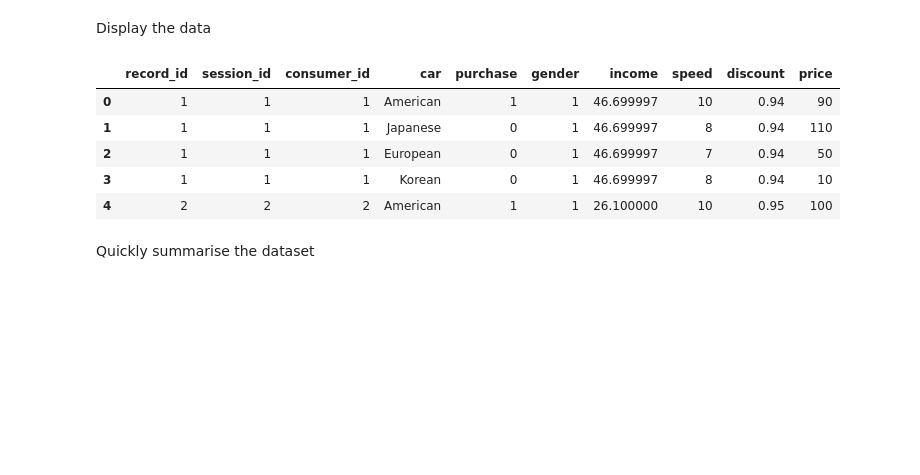
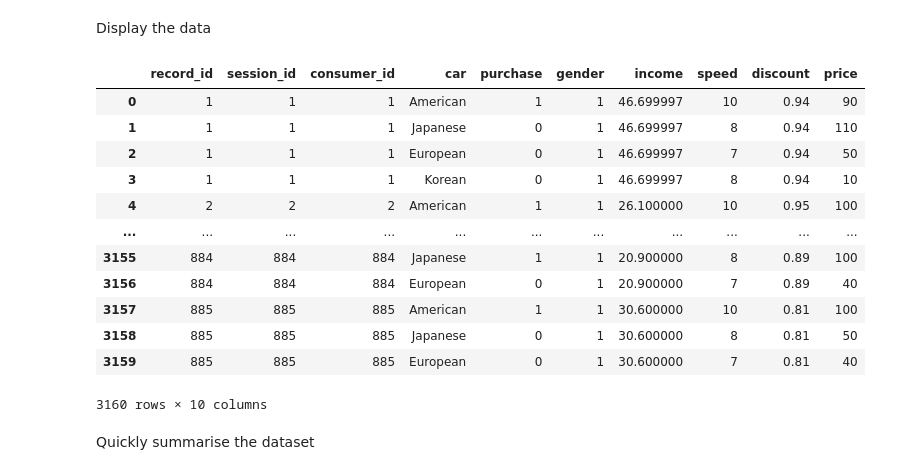
Before and after one commit to sabush/exploring_choice_python, a Jupyter notebook: testing-torch-choice.ipynb, the cells around one changed output. Saved outputs shown, nothing was run; the diff lists cells and outputs as text; code cells hidden in the pictures; blank space fills up the shorter version.

```diff
--- a/testing-torch-choice.ipynb
+++ b/testing-torch-choice.ipynb
@@ -16,14 +25,21 @@ car_choice = pd.read_csv("https://raw.githubusercontent.com/gsbDBI/torch-choice/
 # %% [markdown]
 Display the data
 # %%
-display(car_choice.head())
+display(car_choice)
 # %% [output]
 |  | record_id | session_id | consumer_id | car | purchase | gender | income | speed | discount | price |
 | 0 | 1 | 1 | 1 | American | 1 | 1 | 46.699997 | 10 | 0.94 | 90 |
 | 1 | 1 | 1 | 1 | Japanese | 0 | 1 | 46.699997 | 8 | 0.94 | 110 |
 | 2 | 1 | 1 | 1 | European | 0 | 1 | 46.699997 | 7 | 0.94 | 50 |
 | 3 | 1 | 1 | 1 | Korean | 0 | 1 | 46.699997 | 8 | 0.94 | 10 |
 | 4 | 2 | 2 | 2 | American | 1 | 1 | 26.100000 | 10 | 0.95 | 100 |
+| ... | ... | ... | ... | ... | ... | ... | ... | ... | ... | ... |
+| 3155 | 884 | 884 | 884 | Japanese | 1 | 1 | 20.900000 | 8 | 0.89 | 100 |
+| 3156 | 884 | 884 | 884 | European | 0 | 1 | 20.900000 | 7 | 0.89 | 40 |
+| 3157 | 885 | 885 | 885 | American | 1 | 1 | 30.600000 | 10 | 0.81 | 100 |
+| 3158 | 885 | 885 | 885 | Japanese | 0 | 1 | 30.600000 | 8 | 0.81 | 50 |
+| 3159 | 885 | 885 | 885 | European | 0 | 1 | 30.600000 | 7 | 0.81 | 40 |
+3160 rows × 10 columns
 # %% [markdown]
 Quickly summarise the dataset
 # %%
```
Also changed, not shown: parts of 13 cells of this notebook, 29 other files.
